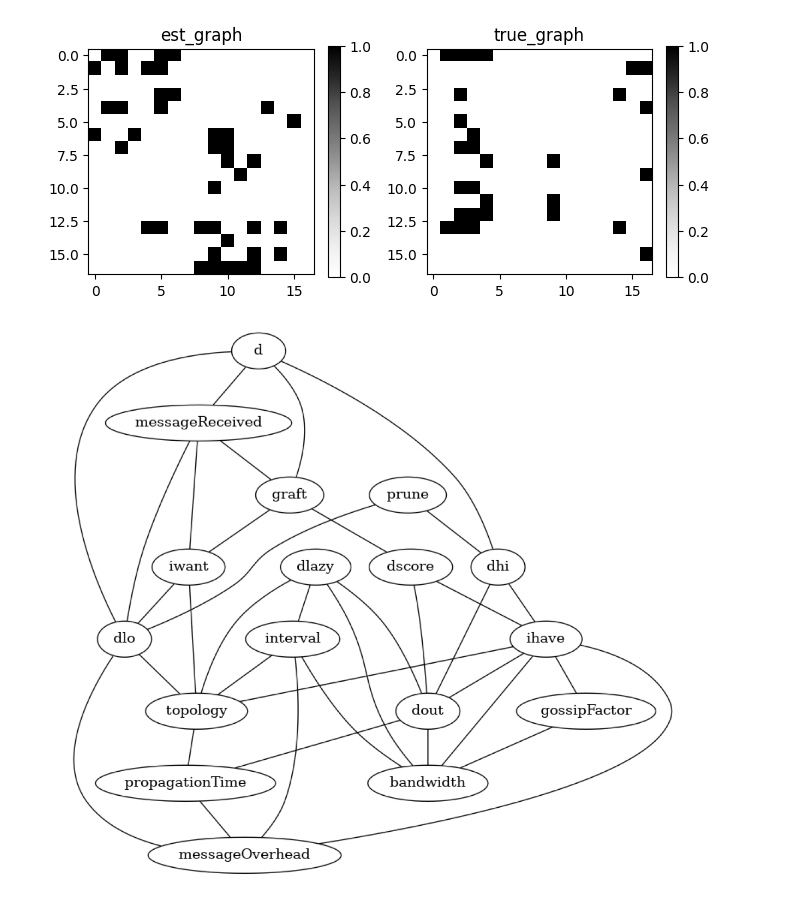
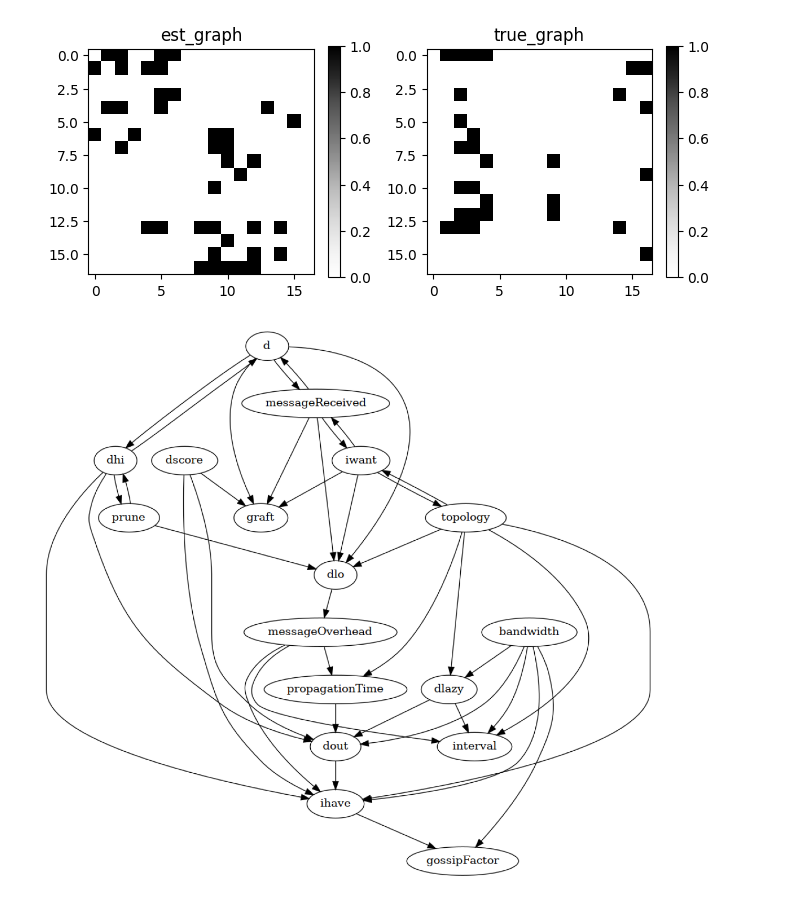
Before and after one commit to FlavScheidt/flexi-pipe, a Jupyter notebook: data/CausalAnalysis/CausalDiscovery/GESANalysis.ipynb, the cells around one changed output. Cells and saved outputs as stored; diff of their text form; code cells hidden in the pictures.

Commit message:
add arrows for causal graph

```diff
--- a/data/CausalAnalysis/CausalDiscovery/GESANalysis.ipynb
+++ b/data/CausalAnalysis/CausalDiscovery/GESANalysis.ipynb
@@ -141,13 +143,13 @@ plt.show()
 # %% [output]
 [figure]
 # %%
-learned_causal_graph =  nx.from_numpy_array(ges.causal_matrix)
+learned_causal_graph =  nx.from_numpy_array(ges.causal_matrix, create_using=nx.DiGraph)
 
 mapping = {0:'d', 1:'messageReceived', 2:'graft', 3:'prune', 4:'iwant', 5:'dlo', 6:'dhi', 7:'dscore', 8:'dlazy', 9:'ihave', 10:'dout', 11:'gossipFactor', 12:'interval', 13:'topology', 14:'propagationTime', 15:'messageOverhead', 16:'bandwidth'}
 # nx.set_node_attributes(learned_causal_graph, labels, "name")
 H = nx.relabel_nodes(learned_causal_graph, mapping)
 
 fig, ax = plt.subplots(figsize=(15,20))
 gcm.util.plot(H)#, figure_size=[15, 10])
 # %% [output]
-[figure, old version]
+[figure, new version]
```
Also changed, not shown: parts of 1 cell of this notebook.
